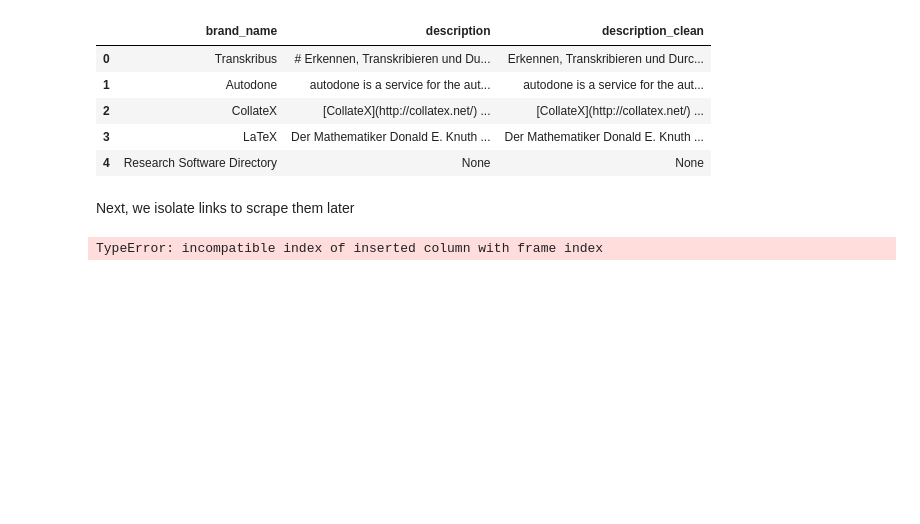
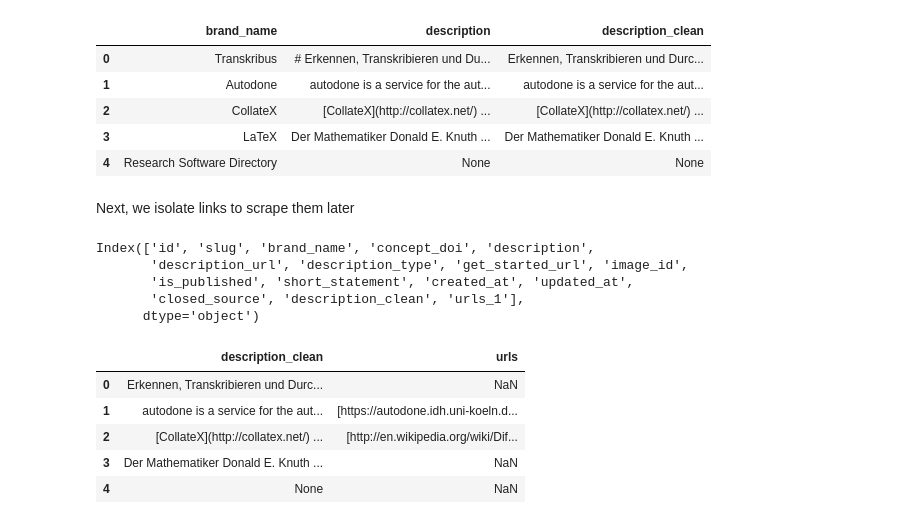
Before and after one commit to andwzn/retrieval-augmented-generation-experiment, a Jupyter notebook: rag_experiment_1.ipynb, the cells around one changed output. Drawn from its saved outputs; the diff is of its cells as text; code cells hidden in the pictures; blank space fills up the shorter version.

Commit message:
save urls in own column

```diff
--- a/rag_experiment_1.ipynb
+++ b/rag_experiment_1.ipynb
@@ -72,10 +76,10 @@ While we're at it, we can also remove double whitespaces etc.
 - Markdown vielleicht sogar behalten???
 # %%
 pattern = '\\n+'
-edition_software_info["description_clean"] = edition_software_info["description"].str.replace(pattern, '  ', regex=True)
+edition_software_info["description_clean"] = edition_software_info["description"].str.replace(pattern, ' ', regex=True)
 
-pattern = r'[*#]+|\s-+\s'
-edition_software_info["description_clean"] = edition_software_info["description_clean"].str.replace(pattern, '', regex=True)
+pattern = r'[*#]+|\s-+\s|]]' #\[\]()<>
+edition_software_info["description_clean"] = edition_software_info["description_clean"].str.replace(pattern, ' ', regex=True)
 
 with pd.option_context('display.max_colwidth', None):
     display(edition_software_info[["brand_name", "description", "description_clean"]].head())
@@ -88,14 +92,30 @@ with pd.option_context('display.max_colwidth', None):
 | 4 | Research Software Directory | None | None |
 # %% [markdown]
 Next, we isolate links to scrape them later
+# %%
+edition_software_info.columns
+# %% [output]
+Index(['id', 'slug', 'brand_name', 'concept_doi', 'description',
+       'description_url', 'description_type', 'get_started_url', 'image_id',
+       'is_published', 'short_statement', 'created_at', 'updated_at',
+       'closed_source', 'description_clean', 'urls_1'],
+      dtype='object')
 # %%
 pattern = r"((?:https?:\/\/|w{3}.)[\w\d%/.-]+)"
 
-edition_software_info["urls"] = edition_software_info["description"].str.extractall(pattern)
+urls = edition_software_info["description"].str.extractall(pattern)
+urls = urls.droplevel(1)
+urls_grouped = urls.groupby(urls.index).agg((lambda x: list(set(x))))
+edition_software_info["urls"] = urls_grouped
 
 with pd.option_context('display.max_colwidth', None):
-    display(edition_software_info[["description", "urls"]])
+    display(edition_software_info[["description_clean", "urls"]].head())
 # %% [output]
-TypeError: incompatible index of inserted column with frame index
+|  | description_clean | urls |
+| 0 | Erkennen, Transkribieren und Durc... | NaN |
+| 1 | autodone is a service for the aut... | [https://autodone.idh.uni-koeln.d... |
+| 2 | [CollateX](http://collatex.net/) ... | [http://en.wikipedia.org/wiki/Dif... |
+| 3 | Der Mathematiker Donald E. Knuth ... | NaN |
+| 4 | None | NaN |
 # %%
 # Add other Info in sentences "Has Licence: XY"
```
Also changed, not shown: parts of 3 cells of this notebook.
